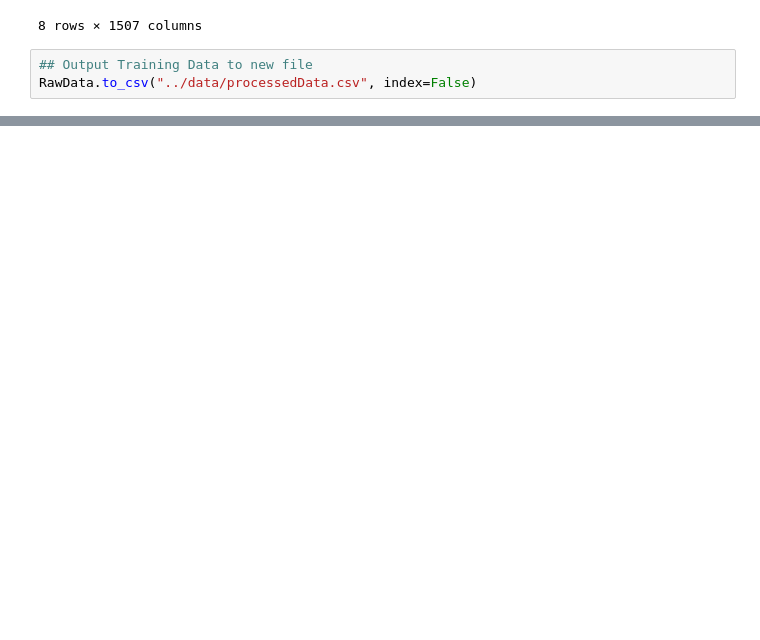
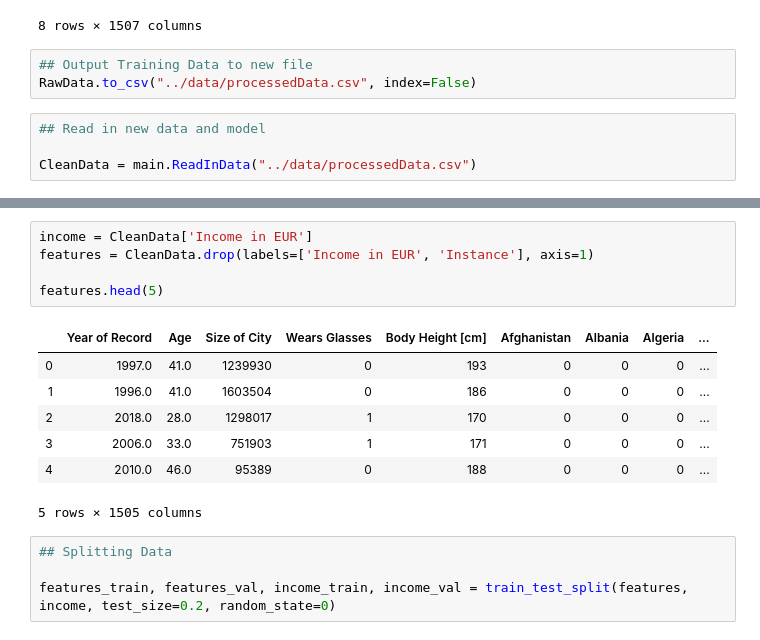
Before and after one commit to calebteo/CS7CS4-A1, a Jupyter notebook: src/Assignment_1.ipynb, the cells around one changed output, grey strips where cells are left out. Saved outputs shown, nothing was run; the diff lists cells and outputs as text; blank space fills up the shorter version.

```diff
--- a/src/Assignment_1.ipynb
+++ b/src/Assignment_1.ipynb
@@ -152,3 +152,7 @@ RawData.describe()
 # %%
 ## Output Training Data to new file
 RawData.to_csv("../data/processedData.csv", index=False)
+# %%
+## Read in new data and model
+
+CleanData = main.ReadInData("../data/processedData.csv")
@@ -154,0 +169,17 @@ RawData.to_csv("../data/processedData.csv", index=False)
+# %%
+income = CleanData['Income in EUR']
+features = CleanData.drop(labels=['Income in EUR', 'Instance'], axis=1)
+
+features.head(5)
+# %% [output]
+|  | Year of Record | Age | Size of City | Wears Glasses | Body Height [cm] | Afghanistan | Albania | Algeria | ... |
+| 0 | 1997.0 | 41.0 | 1239930 | 0 | 193 | 0 | 0 | 0 | ... |
+| 1 | 1996.0 | 41.0 | 1603504 | 0 | 186 | 0 | 0 | 0 | ... |
+| 2 | 2018.0 | 28.0 | 1298017 | 1 | 170 | 0 | 0 | 0 | ... |
+| 3 | 2006.0 | 33.0 | 751903 | 1 | 171 | 0 | 0 | 0 | ... |
+| 4 | 2010.0 | 46.0 | 95389 | 0 | 188 | 0 | 0 | 0 | ... |
+5 rows × 1505 columns
+# %%
+## Splitting Data
+
+features_train, features_val, income_train, income_val = train_test_split(features, income, test_size=0.2, random_state=0)
```
Also changed, not shown: parts of 5 cells of this notebook.
